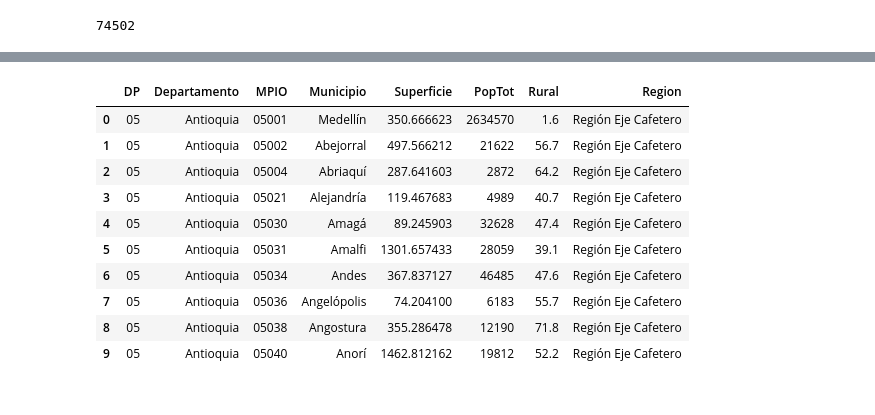
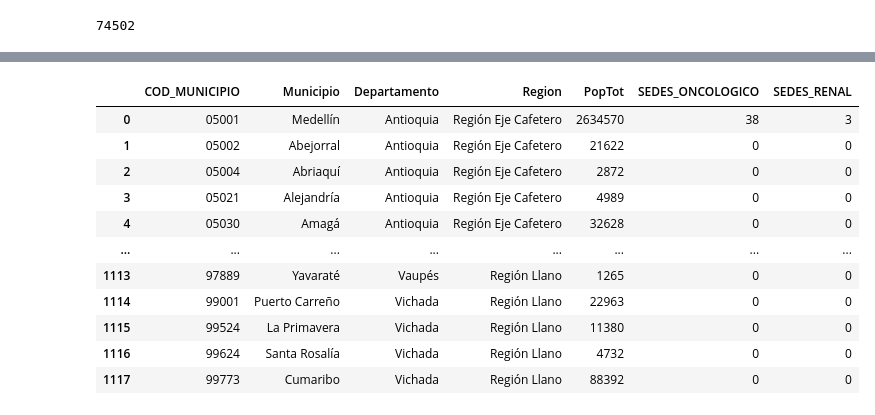
Before and after one commit to ccsarmientot/prueba_iets, a Jupyter notebook: analisis_exploratorio.ipynb, the cells around one changed output, grey strips where cells are left out. Saved outputs shown, nothing was run; the diff lists cells and outputs as text; code cells hidden in the pictures.

```diff
--- a/analisis_exploratorio.ipynb
+++ b/analisis_exploratorio.ipynb
@@ -179,27 +189,87 @@ df_sedes.to_sql(name='reps_sedes', con=conn, if_exists='replace', index=False)
 # %%
 # Generate the sql query
 query = (
     f"""
+    -- Crear cte para procesar tablas y facilitar la lectura del código
 
-    SELECT *
-    FROM reps_municipios
-    LIMIT 10
+    -- traer la tabla de servicios oncologicos y la cantidad de sedes por
+    -- municipios.
+    WITH servicios AS (
+        SELECT CODIGO_HABILITACION
+            , COMPLEJIDADES
+            , SERV_NOMBRE
+            , ESPECIFICIDAD_ONCOLOGICO
+            , ESPECIFICIDAD_TRASPLANTE_RENAL
+            , SUBSTRING(CODIGO_HABILITACION, 1, 5) AS COD_MUNICIPIO
+            , CODIGO_HABILITACION || NUMERO_SEDE AS COD_SEDE
+
+        FROM reps_servicios
+        WHERE  1 = 1
+            AND HABILITADO = 'SI'
+    )
+
+    -- Traer la tabla de municipios
+    , municipios AS (
+        SELECT MPIO AS COD_MUNICIPIO
+            , Municipio
+            , Departamento
+            , Region
+            , PopTot
+        FROM reps_municipios
+    )
+
+    -- Agrupar la tabla por servicios para tener conteos por tipo de servicio
+    , servicios_oncologico AS (
+        SELECT COD_MUNICIPIO, COUNT(DiSTINCT COD_SEDE) AS SEDES_ONCOLOGICO
+            , 'ONCOLOGICO' AS tipo_servicio
+        FROM servicios
+        WHERE 1 = 1
+            AND ESPECIFICIDAD_ONCOLOGICO = 'SI'
+
+        GROUP BY COD_MUNICIPIO
+    )
+    , servicios_renal AS (
+        SELECT COD_MUNICIPIO, COUNT(DiSTINCT COD_SEDE) AS SEDES_RENAL
+            , 'ONCOLOGICO' AS tipo_servicio
+        FROM servicios
+        WHERE 1 = 1
+            AND ESPECIFICIDAD_TRASPLANTE_RENAL = 'SI'
+
+        GROUP BY COD_MUNICIPIO
+    )
+
+    -- Hacer la unión con la tabla de municipios para hallar la cantidad de sedes
+    -- para las dos especialidades específicas por municipio
+    SELECT municipios.COD_MUNICIPIO
+        , municipios.Municipio
+        , municipios.Departamento
+        , municipios.Region
+        , municipios.PopTot
+        , COALESCE(SEDES_ONCOLOGICO, 0) AS SEDES_ONCOLOGICO
+        , COALESCE(SEDES_RENAL, 0) AS SEDES_RENAL
+    FROM municipios
+    LEFT JOIN servicios_oncologico
+    ON servicios_oncologico.COD_MUNICIPIO = municipios.COD_MUNICIPIO
+
+    LEFT JOIN servicios_renal
+    ON servicios_renal.COD_MUNICIPIO = municipios.COD_MUNICIPIO
 
     """
 )
 
 ## Use pandas to query de reps_sedes database
 df = pd.read_sql_query(query, conn)
-df
+df.to_csv('data/processed/conteos_sedes.csv', sep='|', index=False)
 # %% [output]
-|  | DP | Departamento | MPIO | Municipio | Superficie | PopTot | Rural | Region |
-| 0 | 05 | Antioquia | 05001 | Medellín | 350.666623 | 2634570 | 1.6 | Región Eje Cafetero |
-| 1 | 05 | Antioquia | 05002 | Abejorral | 497.566212 | 21622 | 56.7 | Región Eje Cafetero |
-| 2 | 05 | Antioquia | 05004 | Abriaquí | 287.641603 | 2872 | 64.2 | Región Eje Cafetero |
-| 3 | 05 | Antioquia | 05021 | Alejandría | 119.467683 | 4989 | 40.7 | Región Eje Cafetero |
-| 4 | 05 | Antioquia | 05030 | Amagá | 89.245903 | 32628 | 47.4 | Región Eje Cafetero |
-| 5 | 05 | Antioquia | 05031 | Amalfi | 1301.657433 | 28059 | 39.1 | Región Eje Cafetero |
-| 6 | 05 | Antioquia | 05034 | Andes | 367.837127 | 46485 | 47.6 | Región Eje Cafetero |
-| 7 | 05 | Antioquia | 05036 | Angelópolis | 74.204100 | 6183 | 55.7 | Región Eje Cafetero |
-| 8 | 05 | Antioquia | 05038 | Angostura | 355.286478 | 12190 | 71.8 | Región Eje Cafetero |
-| 9 | 05 | Antioquia | 05040 | Anorí | 1462.812162 | 19812 | 52.2 | Región Eje Cafetero |
+|  | COD_MUNICIPIO | Municipio | Departamento | Region | PopTot | SEDES_ONCOLOGICO | SEDES_RENAL |
+| 0 | 05001 | Medellín | Antioquia | Región Eje Cafetero | 2634570 | 38 | 3 |
+| 1 | 05002 | Abejorral | Antioquia | Región Eje Cafetero | 21622 | 0 | 0 |
+| 2 | 05004 | Abriaquí | Antioquia | Región Eje Cafetero | 2872 | 0 | 0 |
+| 3 | 05021 | Alejandría | Antioquia | Región Eje Cafetero | 4989 | 0 | 0 |
+| 4 | 05030 | Amagá | Antioquia | Región Eje Cafetero | 32628 | 0 | 0 |
+| ... | ... | ... | ... | ... | ... | ... | ... |
+| 1113 | 97889 | Yavaraté | Vaupés | Región Llano | 1265 | 0 | 0 |
+| 1114 | 99001 | Puerto Carreño | Vichada | Región Llano | 22963 | 0 | 0 |
+| 1115 | 99524 | La Primavera | Vichada | Región Llano | 11380 | 0 | 0 |
+| 1116 | 99624 | Santa Rosalía | Vichada | Región Llano | 4732 | 0 | 0 |
+| 1117 | 99773 | Cumaribo | Vichada | Región Llano | 88392 | 0 | 0 |
```
Also changed, not shown: parts of 9 cells of this notebook.
